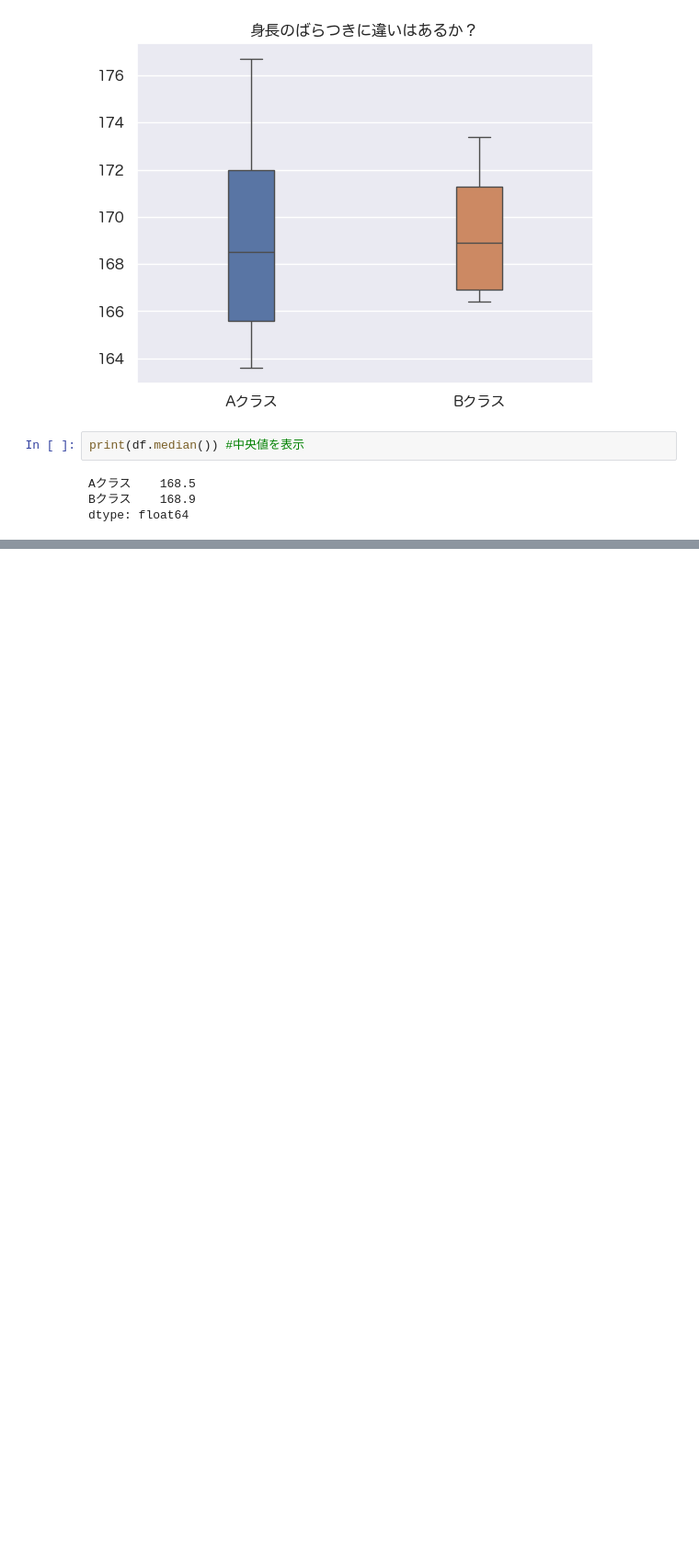
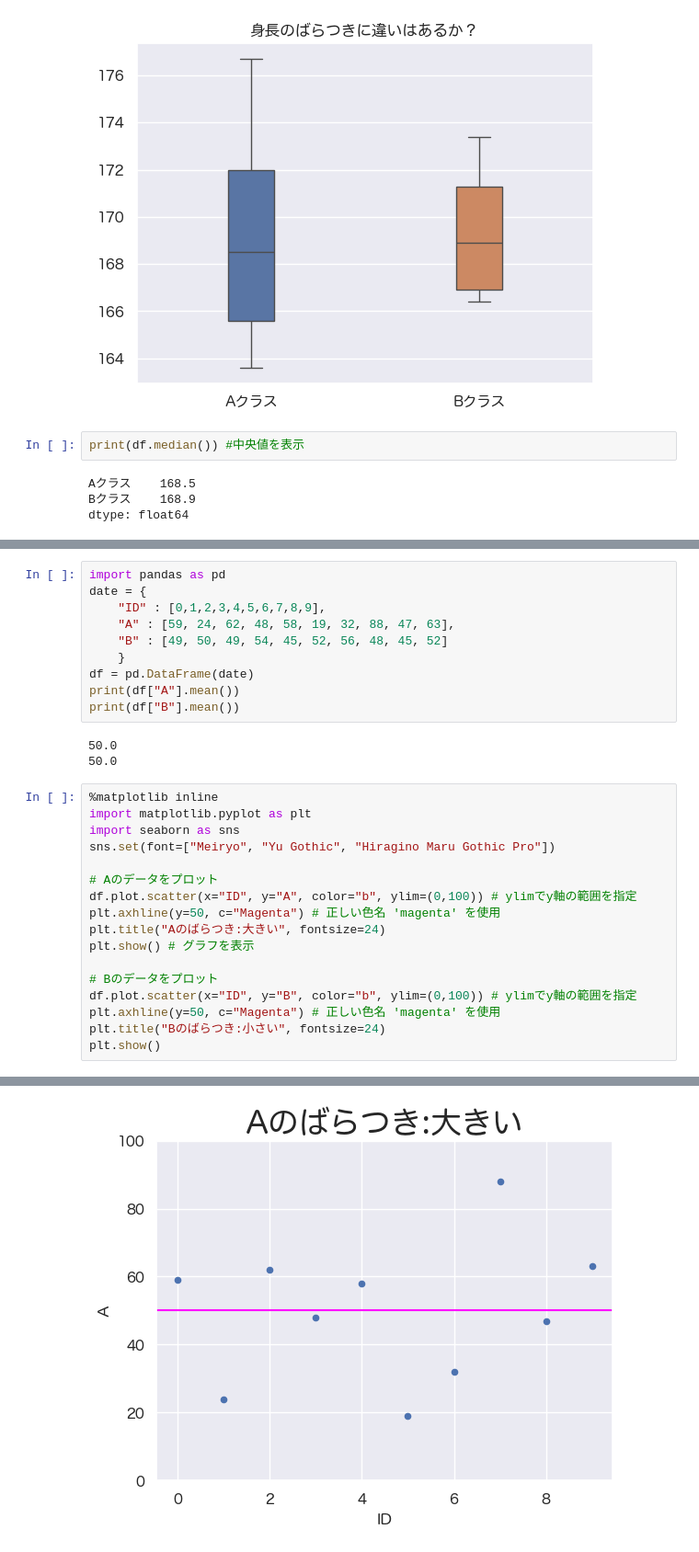
Before and after one commit to kaomatsu8888/data-analytics, a Jupyter notebook: matplotlib.ipynb, the cells around one changed output, grey strips where cells are left out. Shown at 92% size. Saved outputs shown, nothing was run; the diff lists cells and outputs as text; blank space fills up the shorter version.

```diff
--- a/matplotlib.ipynb
+++ b/matplotlib.ipynb
@@ -487,0 +558,31 @@ from matplotlib import font_manager
+# %%
+import pandas as pd
+date = {
+    "ID" : [0,1,2,3,4,5,6,7,8,9],
+    "A" : [59, 24, 62, 48, 58, 19, 32, 88, 47, 63],
+    "B" : [49, 50, 49, 54, 45, 52, 56, 48, 45, 52]
+    }
+df = pd.DataFrame(date)
+print(df["A"].mean())
+print(df["B"].mean())
+# %% [output]
+50.0
+50.0
+# %%
+%matplotlib inline
+import matplotlib.pyplot as plt
+import seaborn as sns
+sns.set(font=["Meiryo", "Yu Gothic", "Hiragino Maru Gothic Pro"])
+
+# Aのデータをプロット
+df.plot.scatter(x="ID", y="A", color="b", ylim=(0,100)) # ylimでy軸の範囲を指定
+plt.axhline(y=50, c="Magenta") # 正しい色名 'magenta' を使用
+plt.title("Aのばらつき:大きい", fontsize=24)
+plt.show() # グラフを表示
+
+# Bのデータをプロット
+df.plot.scatter(x="ID", y="B", color="b", ylim=(0,100)) # ylimでy軸の範囲を指定
+plt.axhline(y=50, c="Magenta") # 正しい色名 'magenta' を使用
+plt.title("Bのばらつき:小さい", fontsize=24)
+plt.show()
+# %% [output]
@@ -487,0 +606 @@ from matplotlib import font_manager
+[figure, added]
```
Also changed, not shown: parts of 25 cells of this notebook.
